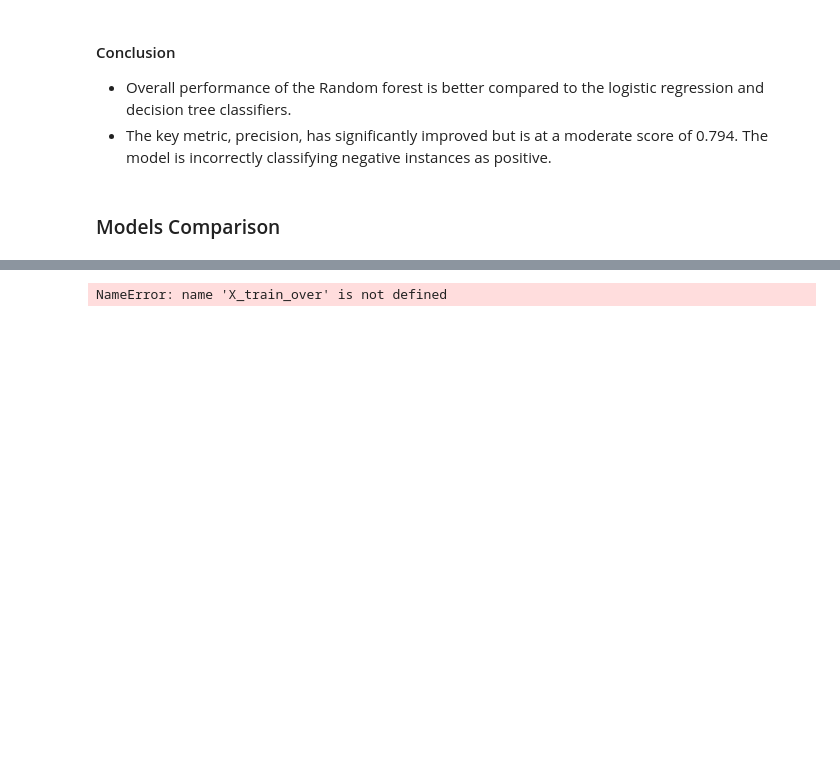
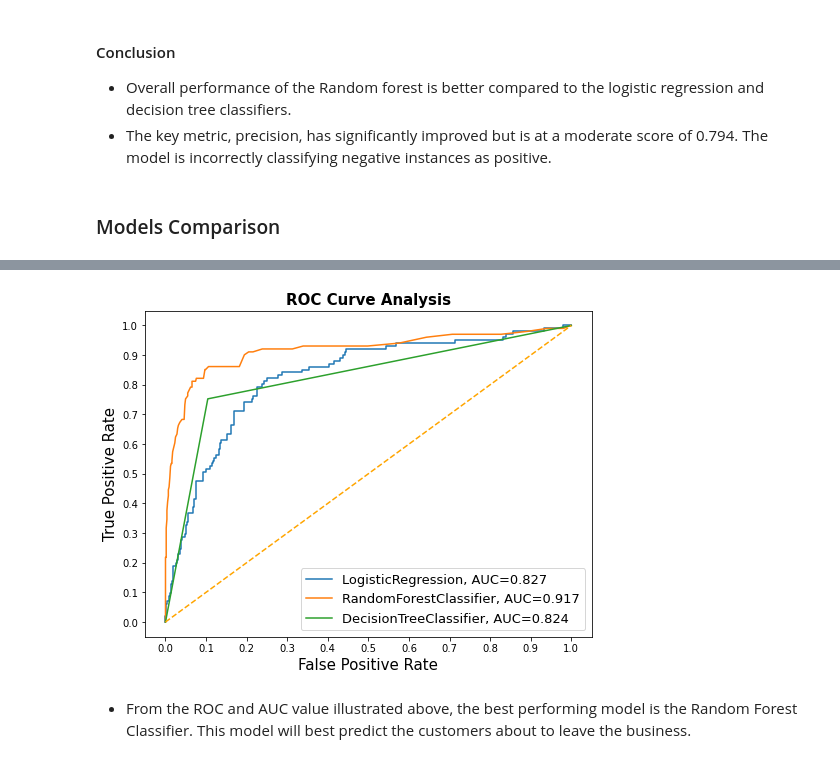
Before and after one commit to joakimTI/SyriaTel-Customer-Churn-Classifier, a Jupyter notebook: index.ipynb, the cells around one changed output, grey strips where cells are left out. Drawn from its saved outputs; the diff is of its cells as text; code cells hidden in the pictures; blank space fills up the shorter version.

Commit message:
Models Comparison

```diff
--- a/index.ipynb
+++ b/index.ipynb
@@ -637,7 +640,5 @@ The Top three features that most impact the customer churn feature are:
 # %%
-classifiers = [LogisticRegression(),
-               RandomForestClassifier(),
-               DecisionTreeClassifier()]
+classifiers = [LogisticRegression(), RandomForestClassifier(), DecisionTreeClassifier()]
 
 
 # Define a result table as a DataFrame
@@ -645,38 +646,40 @@ result_table = pd.DataFrame(columns=['classifiers', 'fpr','tpr','auc'])
 
 # Train the models and record the results
 for cls in classifiers:
-    model = cls.fit(X_train_over, y_train_over)
-    yproba = model.predict_proba(X_test)[::,1]
+    model = cls.fit(X_train_resampled, y_train_resampled)
+    yproba = model.predict_proba(X_test_full)[::,1]
 
-    fpr, tpr, _ = roc_curve(y_test,  yproba)
+    fpr, tpr, thresholds = roc_curve(y_test,  yproba)
     auc = roc_auc_score(y_test, yproba)
 
     result_table = result_table.append({'classifiers':cls.__class__.__name__,
                                         'fpr':fpr,
                                         'tpr':tpr,
                                         'auc':auc}, ignore_index=True)
 
 # Set name of the classifiers as index labels
 result_table.set_index('classifiers', inplace=True)
 
 fig = plt.figure(figsize=(8,6))
 
 for i in result_table.index:
     plt.plot(result_table.loc[i]['fpr'],
              result_table.loc[i]['tpr'],
              label="{}, AUC={:.3f}".format(i, result_table.loc[i]['auc']))
 
 plt.plot([0,1], [0,1], color='orange', linestyle='--')
 
 plt.xticks(np.arange(0.0, 1.1, step=0.1))
 plt.xlabel("False Positive Rate", fontsize=15)
 
 plt.yticks(np.arange(0.0, 1.1, step=0.1))
 plt.ylabel("True Positive Rate", fontsize=15)
 
 plt.title('ROC Curve Analysis', fontweight='bold', fontsize=15)
 plt.legend(prop={'size':13}, loc='lower right')
 
 plt.show()
 # %% [output]
-NameError: name 'X_train_over' is not defined
+[figure, added]
+# %% [markdown]
+* From the ROC and AUC value illustrated above, the best performing model is the Random Forest Classifier. This model will best predict the customers about to leave the business.
```
Also changed, not shown: parts of 2 cells of this notebook.
